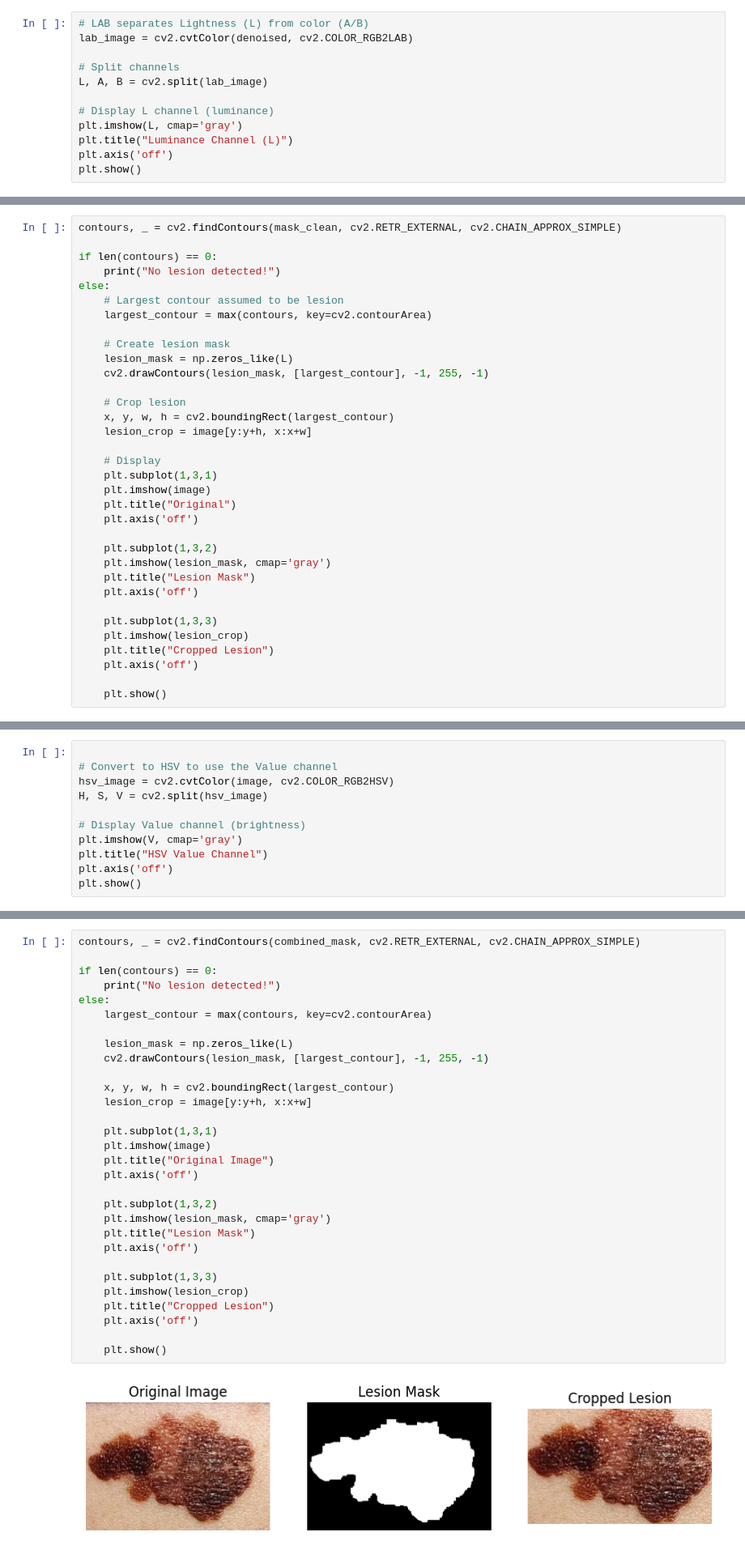
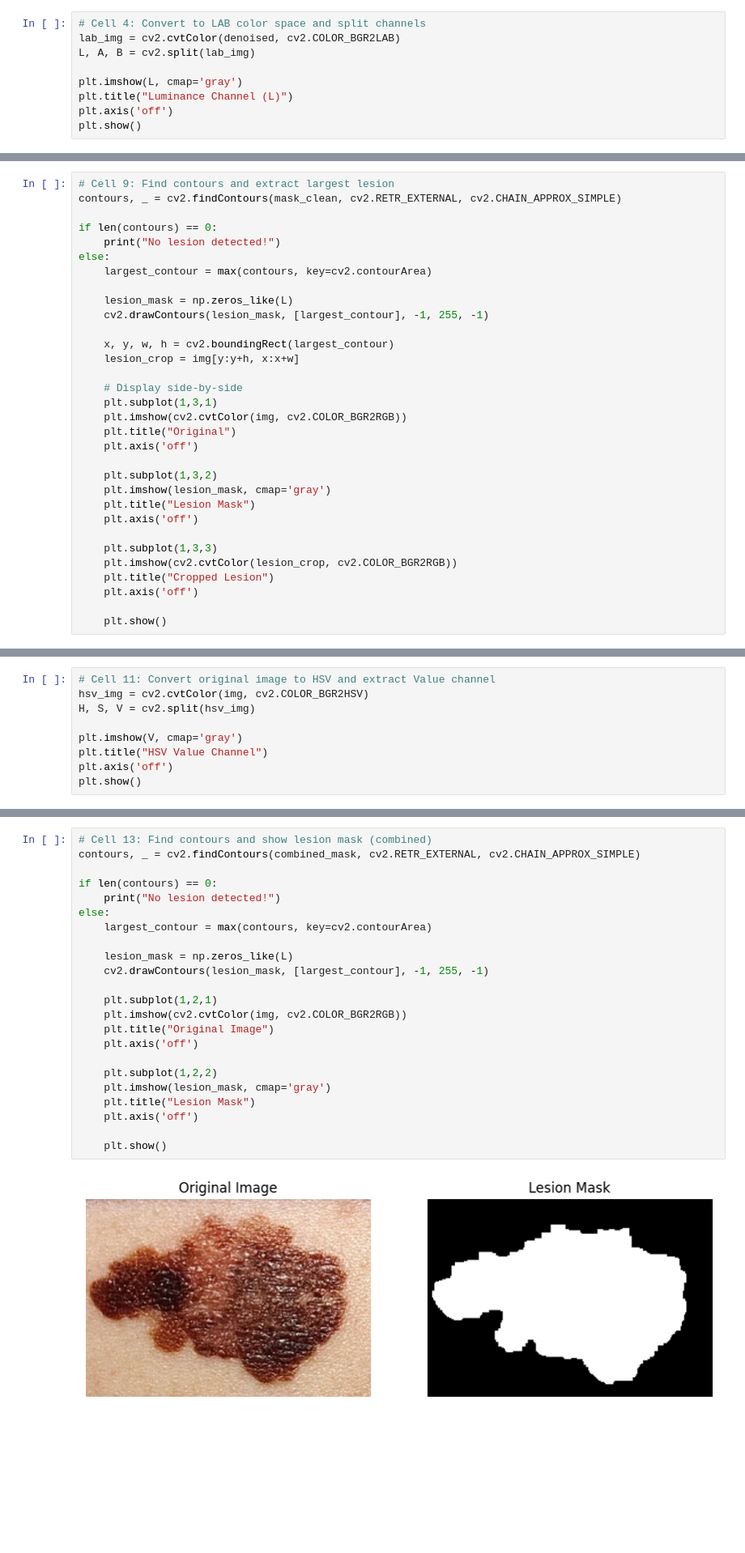
Before and after one commit to Larina-Yu/SkinScanner, a Jupyter notebook: skin_analysis.ipynb, the cells around one changed output, grey strips where cells are left out. Shown at 81% size. Cells and saved outputs as stored; diff of their text form; blank space fills up the shorter version.

```diff
--- a/skin_analysis.ipynb
+++ b/skin_analysis.ipynb
@@ -31,13 +31,10 @@ plt.show()
 # %% [output]
 [figure]
 # %%
-# LAB separates Lightness (L) from color (A/B)
-lab_image = cv2.cvtColor(denoised, cv2.COLOR_RGB2LAB)
+# Cell 4: Convert to LAB color space and split channels
+lab_img = cv2.cvtColor(denoised, cv2.COLOR_BGR2LAB)
+L, A, B = cv2.split(lab_img)
 
-# Split channels
-L, A, B = cv2.split(lab_image)
-
-# Display L channel (luminance)
 plt.imshow(L, cmap='gray')
 plt.title("Luminance Channel (L)")
 plt.axis('off')
@@ -84,25 +102,23 @@ plt.show()
 # %% [output]
 [figure]
 # %%
+# Cell 9: Find contours and extract largest lesion
 contours, _ = cv2.findContours(mask_clean, cv2.RETR_EXTERNAL, cv2.CHAIN_APPROX_SIMPLE)
 
 if len(contours) == 0:
     print("No lesion detected!")
 else:
-    # Largest contour assumed to be lesion
     largest_contour = max(contours, key=cv2.contourArea)
 
-    # Create lesion mask
     lesion_mask = np.zeros_like(L)
     cv2.drawContours(lesion_mask, [largest_contour], -1, 255, -1)
 
-    # Crop lesion
     x, y, w, h = cv2.boundingRect(largest_contour)
-    lesion_crop = image[y:y+h, x:x+w]
+    lesion_crop = img[y:y+h, x:x+w]
 
-    # Display
+    # Display side-by-side
     plt.subplot(1,3,1)
-    plt.imshow(image)
+    plt.imshow(cv2.cvtColor(img, cv2.COLOR_BGR2RGB))
     plt.title("Original")
     plt.axis('off')
 
@@ -112,7 +128,7 @@ else:
     plt.axis('off')
 
     plt.subplot(1,3,3)
-    plt.imshow(lesion_crop)
+    plt.imshow(cv2.cvtColor(lesion_crop, cv2.COLOR_BGR2RGB))
     plt.title("Cropped Lesion")
     plt.axis('off')
 
@@ -127,12 +144,10 @@ if len(contours) > 0:
 # %% [output]
 Lesion ready for model input: (224, 224, 3)
 # %%
+# Cell 11: Convert original image to HSV and extract Value channel
+hsv_img = cv2.cvtColor(img, cv2.COLOR_BGR2HSV)
+H, S, V = cv2.split(hsv_img)
 
-# Convert to HSV to use the Value channel
-hsv_image = cv2.cvtColor(image, cv2.COLOR_RGB2HSV)
-H, S, V = cv2.split(hsv_image)
-
-# Display Value channel (brightness)
 plt.imshow(V, cmap='gray')
 plt.title("HSV Value Channel")
 plt.axis('off')
@@ -162,34 +171,27 @@ plt.show()
 # %% [output]
 [figure]
 # %%
+# Cell 13: Find contours and show lesion mask (combined)
 contours, _ = cv2.findContours(combined_mask, cv2.RETR_EXTERNAL, cv2.CHAIN_APPROX_SIMPLE)
 
 if len(contours) == 0:
     print("No lesion detected!")
 else:
     largest_contour = max(contours, key=cv2.contourArea)
 
     lesion_mask = np.zeros_like(L)
     cv2.drawContours(lesion_mask, [largest_contour], -1, 255, -1)
 
-    x, y, w, h = cv2.boundingRect(largest_contour)
-    lesion_crop = image[y:y+h, x:x+w]
-
-    plt.subplot(1,3,1)
-    plt.imshow(image)
+    plt.subplot(1,2,1)
+    plt.imshow(cv2.cvtColor(img, cv2.COLOR_BGR2RGB))
     plt.title("Original Image")
     plt.axis('off')
 
-    plt.subplot(1,3,2)
+    plt.subplot(1,2,2)
     plt.imshow(lesion_mask, cmap='gray')
     plt.title("Lesion Mask")
     plt.axis('off')
 
-    plt.subplot(1,3,3)
-    plt.imshow(lesion_crop)
-    plt.title("Cropped Lesion")
-    plt.axis('off')
-
     plt.show()
 # %% [output]
-[figure, old version]
+[figure, new version]
```
Also changed, not shown: parts of 9 cells of this notebook.
